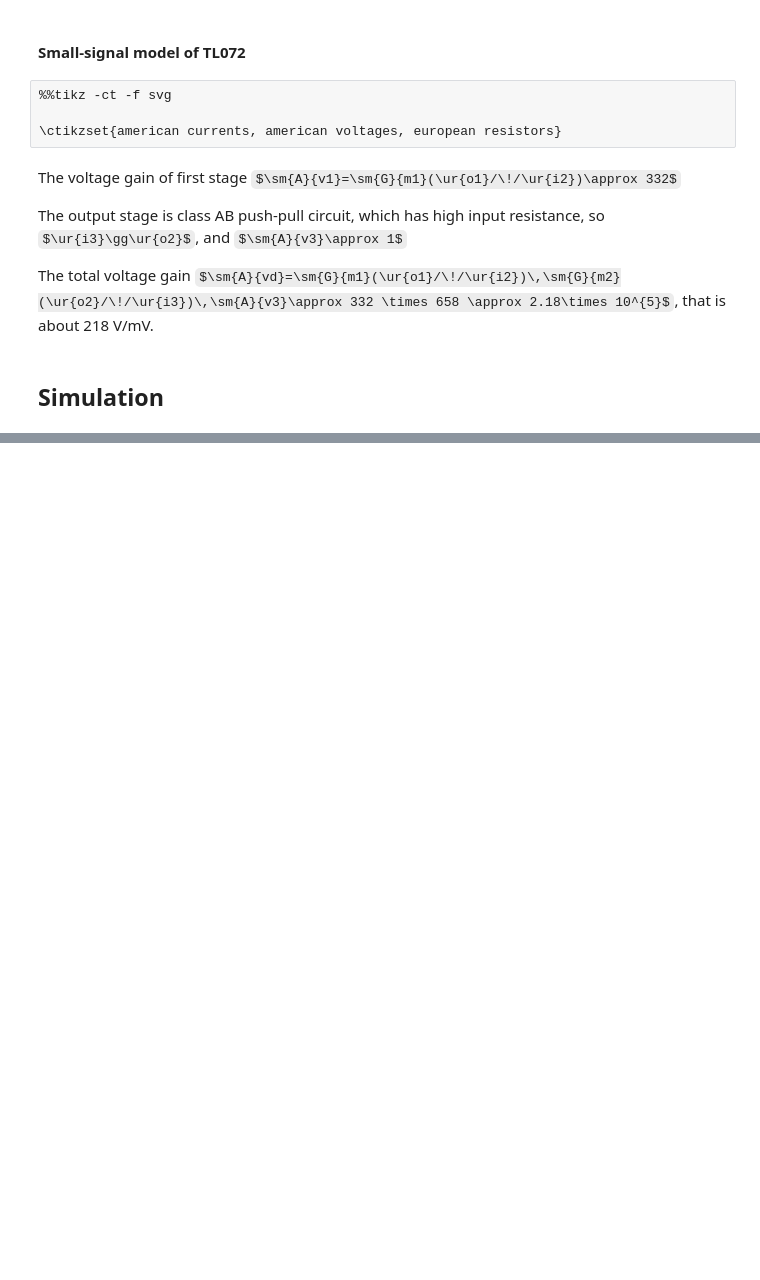
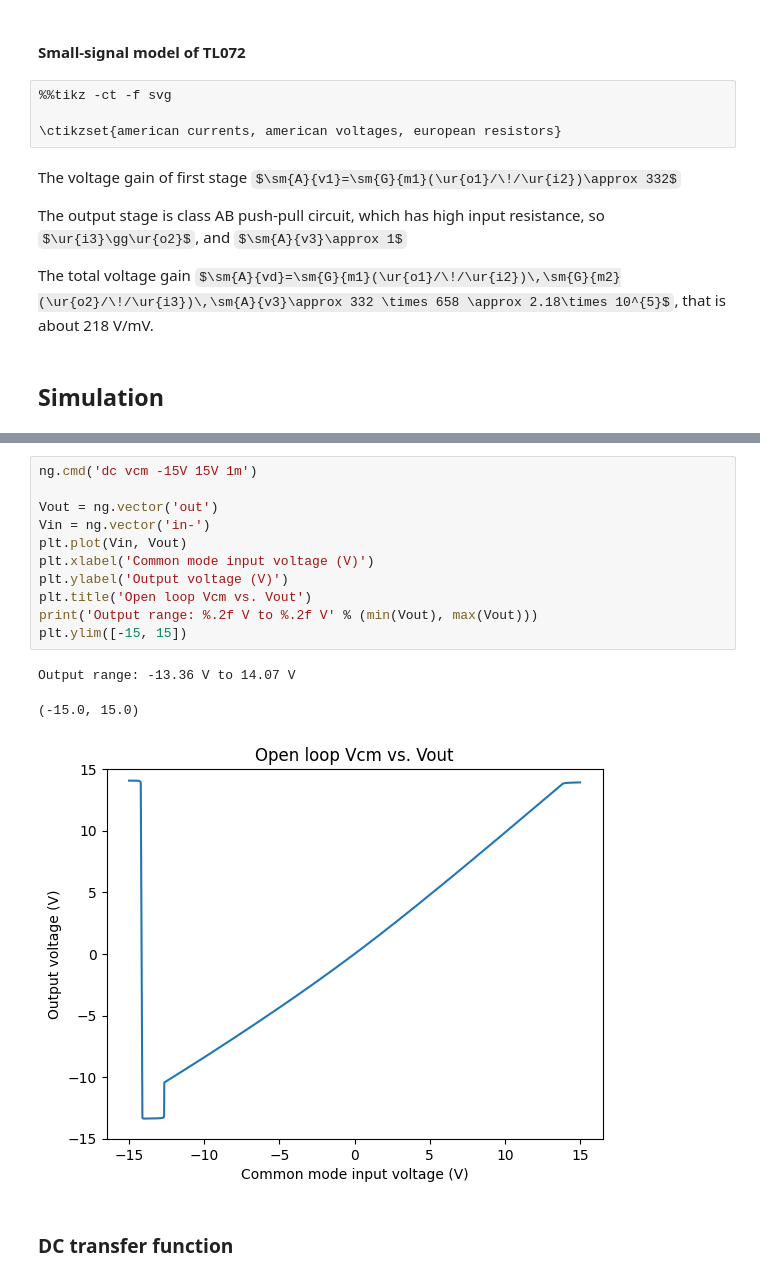
Before and after one commit to chenshuo/notes, a Jupyter notebook: notebooks/TL082.ipynb, the cells around one changed output, grey strips where cells are left out. Saved outputs shown, nothing was run; the diff lists cells and outputs as text; some formulas as TeX source; blank space fills up the shorter version.

```diff
--- a/notebooks/TL082.ipynb
+++ b/notebooks/TL082.ipynb
@@ -337,0 +472,17 @@ The total voltage gain $\sm{A}{vd}=\sm{G}{m1}(\ur{o1}/\!/\ur{i2})\,\sm{G}{m2}(\u
+# %%
+ng.cmd('dc vcm -15V 15V 1m')
+
+Vout = ng.vector('out')
+Vin = ng.vector('in-')
+plt.plot(Vin, Vout)
+plt.xlabel('Common mode input voltage (V)')
+plt.ylabel('Output voltage (V)')
+plt.title('Open loop Vcm vs. Vout')
+print('Output range: %.2f V to %.2f V' % (min(Vout), max(Vout)))
+plt.ylim([-15, 15])
+# %% [output]
+Output range: -13.36 V to 14.07 V
+(-15.0, 15.0)
+[figure, added]
+# %% [markdown]
+### DC transfer function
```
Also changed, not shown: parts of 15 cells of this notebook, 1 other file.
